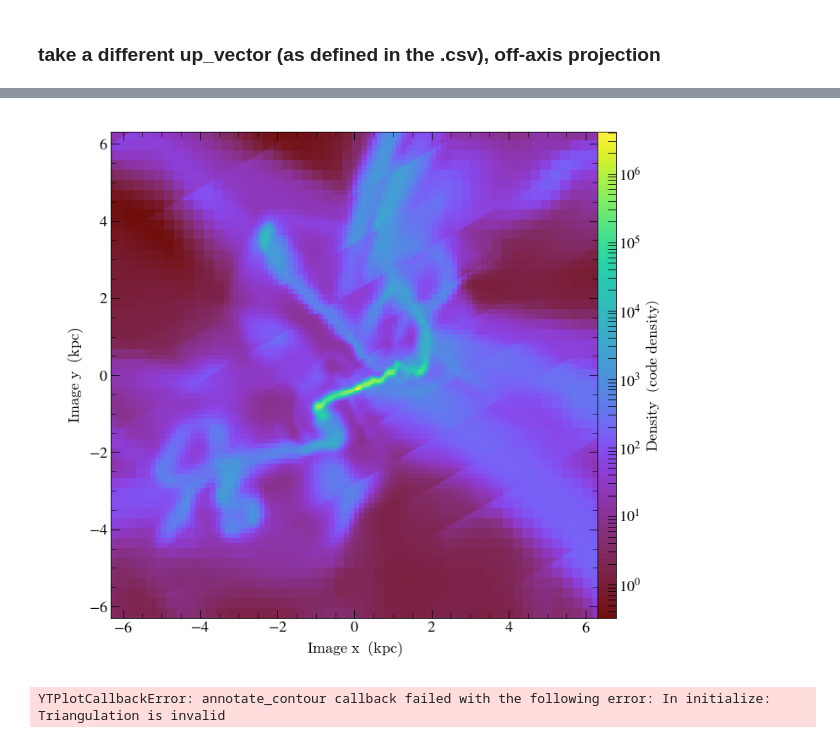
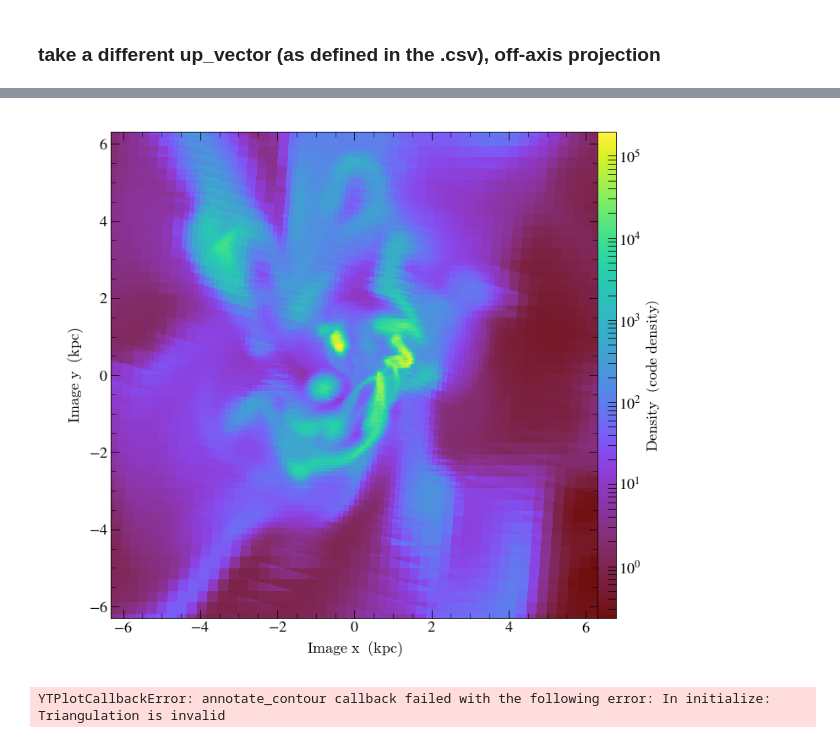
Before and after one commit to astro313/mc_eor, a Jupyter notebook: test_yt_load.ipynb, the cells around one changed output, grey strips where cells are left out. Saved outputs shown, nothing was run; the diff lists cells and outputs as text; code cells hidden in the pictures.

```diff
--- a/test_yt_load.ipynb
+++ b/test_yt_load.ipynb
@@ -147,7 +150,7 @@ yt : [INFO     ] 2018-07-03 13:36:03,890 Saving plot info_00028_Slice_up_density
 # %%
-Image('info_00028_Slice_up_density_regsize0.0015.png')
+Image('info_00028_Slice_los_density_regsize0.0015.png')
 # %% [output]
-[figure, old version]
+[figure, new version]
 # %%
 cut.annotate_contour("Density")
 # cut.save("info_00028_Slice_up_density_regsize0.0015_contour.png")
```
Also changed, not shown: parts of 19 cells of this notebook.
